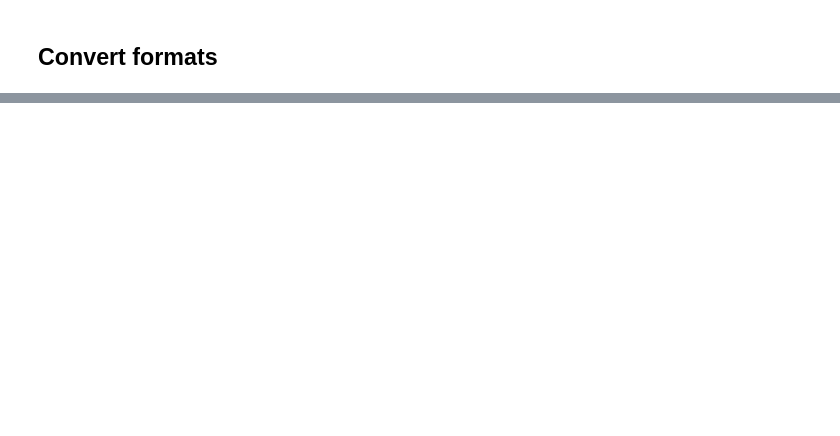
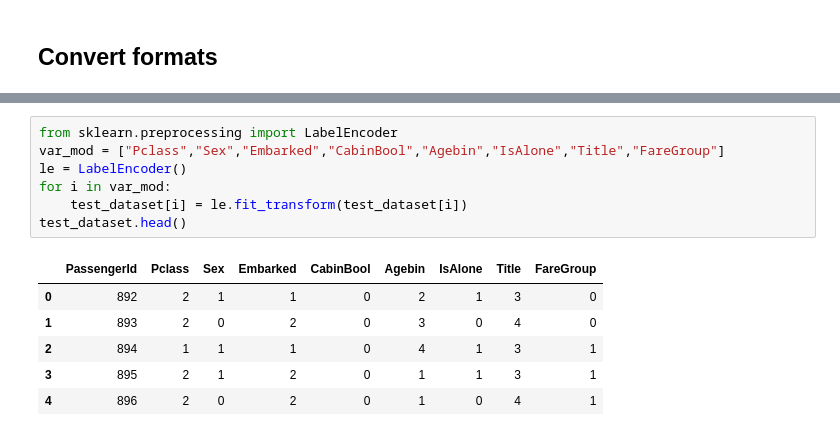
Before and after one commit to Javiery3889/kaggle-solutions, a Jupyter notebook: CA1_Titanic/CA1_Titanic.ipynb, the cells around one changed output, grey strips where cells are left out. Drawn from its saved outputs; the diff is of its cells as text; blank space fills up the shorter version.

```diff
--- a/CA1_Titanic/CA1_Titanic.ipynb
+++ b/CA1_Titanic/CA1_Titanic.ipynb
@@ -558,0 +966,14 @@ Cross-Validation Score : 80.588%
+# %%
+from sklearn.preprocessing import LabelEncoder
+var_mod = ["Pclass","Sex","Embarked","CabinBool","Agebin","IsAlone","Title","FareGroup"]
+le = LabelEncoder()
+for i in var_mod:
+    test_dataset[i] = le.fit_transform(test_dataset[i])
+test_dataset.head()
+# %% [output]
+|  | PassengerId | Pclass | Sex | Embarked | CabinBool | Agebin | IsAlone | Title | FareGroup |
+| 0 | 892 | 2 | 1 | 1 | 0 | 2 | 1 | 3 | 0 |
+| 1 | 893 | 2 | 0 | 2 | 0 | 3 | 0 | 4 | 0 |
+| 2 | 894 | 1 | 1 | 1 | 0 | 4 | 1 | 3 | 1 |
+| 3 | 895 | 2 | 1 | 2 | 0 | 1 | 1 | 3 | 1 |
+| 4 | 896 | 2 | 0 | 2 | 0 | 1 | 0 | 4 | 1 |
```
Also changed, not shown: parts of 22 cells of this notebook.
